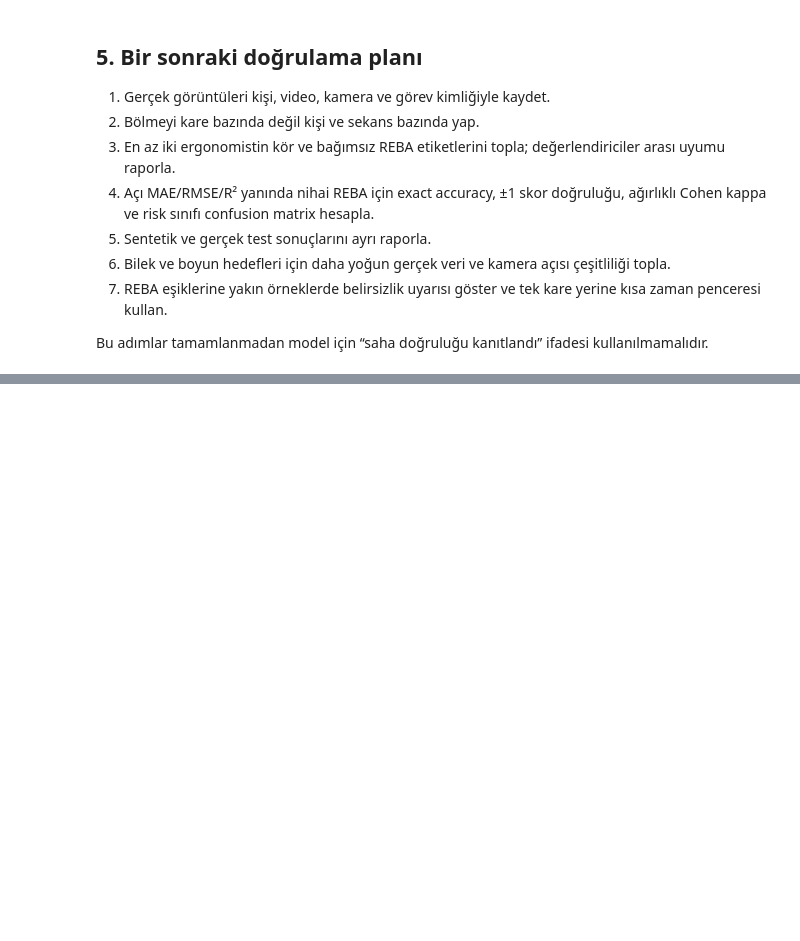
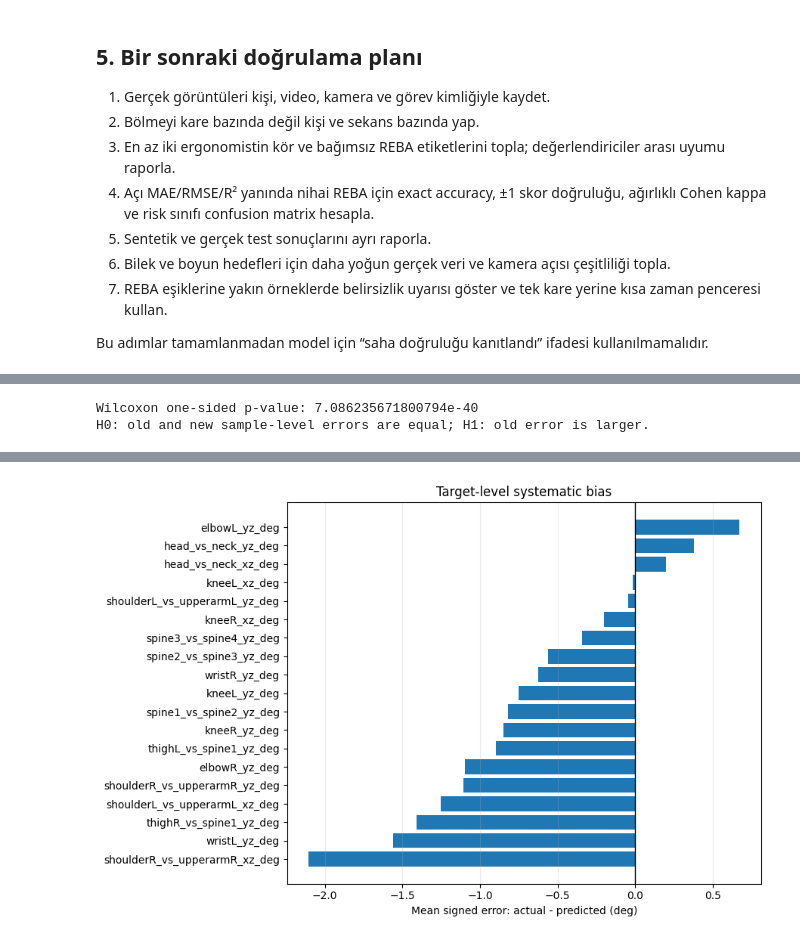
Before and after one commit to ToreEREN/reba-ergonomi-platformu, a Jupyter notebook: research/REBA_Model_Guvenilirlik_Analizi.ipynb, the cells around one changed output, grey strips where cells are left out. Drawn from its saved outputs; the diff is of its cells as text; code cells hidden in the pictures; blank space fills up the shorter version.

```diff
--- a/research/REBA_Model_Guvenilirlik_Analizi.ipynb
+++ b/research/REBA_Model_Guvenilirlik_Analizi.ipynb
@@ -13,7 +13,7 @@ Bu notebook projenin veri işleme hattını **yeniden üretilebilir** biçimde i
 > **Önemli sınır:** Arşiv kişi, sekans ve kamera kimliği taşımıyor. Satır bazlı test ayrımı doğrulansa da kişi/video bağımsızlığı kanıtlanamaz. Bu notebook açı regresyonunu değerlendirir; uzman etiketli nihai REBA skorları bulunmadığı için saha REBA doğruluğunu tek başına kanıtlamaz.
 # %%
 from pathlib import Path
-import json, warnings
+import json, sys, warnings
 import joblib
 import numpy as np
 import pandas as pd
@@ -25,7 +25,11 @@ pd.set_option("display.max_rows", 100)
 pd.set_option("display.max_columns", 100)
 np.random.seed(42)
 ROOT = Path.cwd()
+if not (ROOT / "BestModel").exists() and (ROOT.parent / "BestModel").exists():
+    ROOT = ROOT.parent
 if not (ROOT / "BestModel").exists():
-    raise FileNotFoundError("Run this notebook from the project root.")
+    raise FileNotFoundError("Run this notebook from the project root or research directory.")
+if str(ROOT) not in sys.path:
+    sys.path.insert(0, str(ROOT))
 print("Project root:", ROOT)
 # %% [output]
@@ -332,0 +366,13 @@ Bu adımlar tamamlanmadan model için “saha doğruluğu kanıtlandı” ifades
+# %%
+statistical_comparison = paired_model_comparison(
+    y_true, y_new, y_old, n_boot=1000, seed=42
+)
+pd.DataFrame({
+    "metric": ["New model R2", "R2 gain", "New model MAE (deg)", "MAE improvement (deg)"],
+    "ci_2.5_median_97.5": [
+        statistical_comparison["r2_new_ci95"],
+        statistical_comparison["r2_gain_ci95"],
+        statistical_comparison["mae_new_ci95_deg"],
+        statistical_comparison["mae_improvement_ci95_deg"],
+    ],
+})
@@ -332,0 +385,20 @@ Bu adımlar tamamlanmadan model için “saha doğruluğu kanıtlandı” ifades
+# %%
+print("Wilcoxon one-sided p-value:", statistical_comparison["wilcoxon_one_sided_p"])
+print("H0: old and new sample-level errors are equal; H1: old error is larger.")
+
+bias = target_bias_table(y_true, y_new, ANGLE_TARGETS).sort_values("mean_signed_error_deg")
+display(bias.round(3))
+fig, ax = plt.subplots(figsize=(9,6))
+ax.barh(bias["target"], bias["mean_signed_error_deg"])
+ax.axvline(0, color="black", lw=1)
+ax.set_xlabel("Mean signed error: actual - predicted (deg)")
+ax.set_title("Target-level systematic bias")
+ax.grid(axis="x", alpha=.25)
+plt.tight_layout()
+FIG_DIR = ROOT / "ModelExperiments" / "figures"
+FIG_DIR.mkdir(exist_ok=True)
+fig.savefig(FIG_DIR / "target_bias.pdf", bbox_inches="tight")
+plt.show()
+# %% [output]
+Wilcoxon one-sided p-value: 7.086235671800794e-40
+H0: old and new sample-level errors are equal; H1: old error is larger.
@@ -332,0 +422 @@ Bu adımlar tamamlanmadan model için “saha doğruluğu kanıtlandı” ifades
+[figure, added]
```
Also changed, not shown: parts of 11 cells of this notebook, 15 other files.
